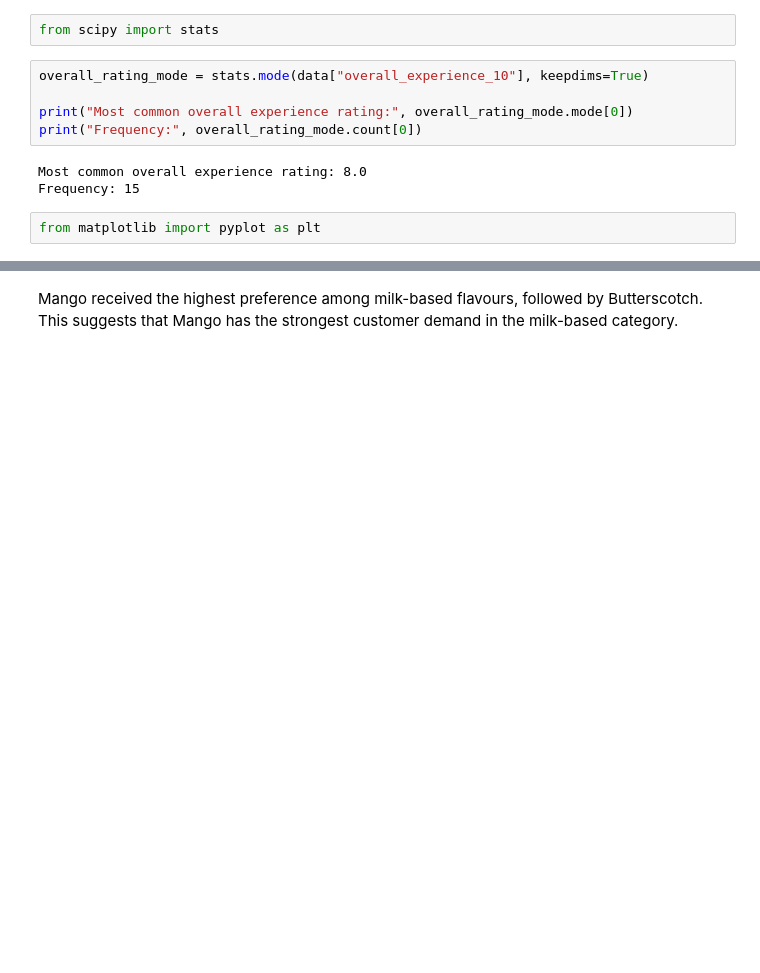
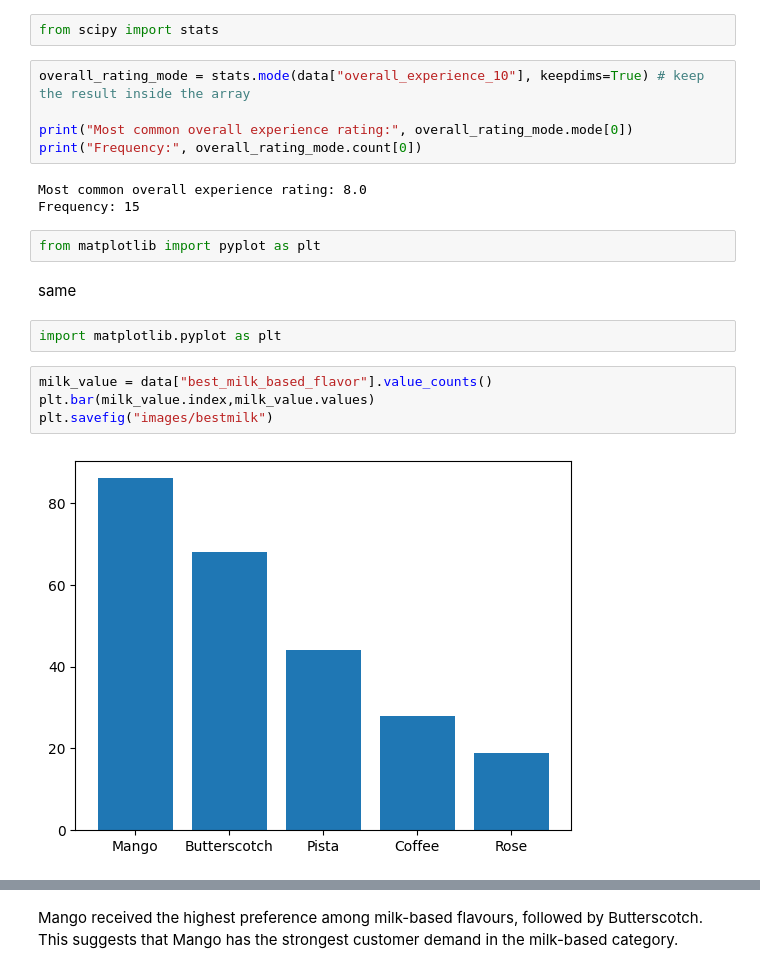
Before and after one commit to Anshgallery/NIFTEM_OBL_ANALYSIS, a Jupyter notebook: app.ipynb, the cells around one changed output, grey strips where cells are left out. Cells and saved outputs as stored; diff of their text form; blank space fills up the shorter version.

```diff
--- a/app.ipynb
+++ b/app.ipynb
@@ -167,7 +167,7 @@ SciPy mode was used to find the most common numerical rating. This adds a statis
 # %%
 from scipy import stats
 # %%
-overall_rating_mode = stats.mode(data["overall_experience_10"], keepdims=True)
+overall_rating_mode = stats.mode(data["overall_experience_10"], keepdims=True) # keep the result inside the array
 
 print("Most common overall experience rating:", overall_rating_mode.mode[0])
 print("Frequency:", overall_rating_mode.count[0])
@@ -176,5 +176,15 @@ Most common overall experience rating: 8.0
 Frequency: 15
 # %%
 from matplotlib import pyplot as plt
+# %% [markdown]
+same
+# %%
+import matplotlib.pyplot as plt
+# %%
+milk_value = data["best_milk_based_flavor"].value_counts()
+plt.bar(milk_value.index,milk_value.values)
+plt.savefig("images/bestmilk")
+# %% [output]
+[figure, added]
 # %%
 milk_counts = data["best_milk_based_flavor"].value_counts()
```
Also changed, not shown: parts of 9 cells of this notebook, 14 other files.
